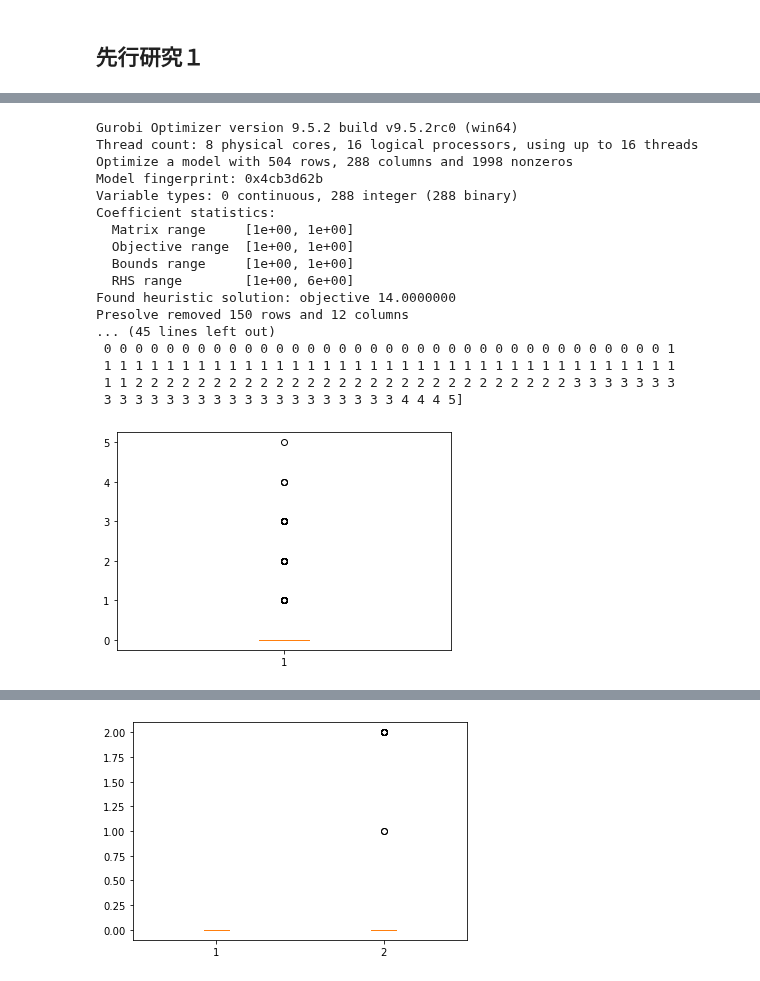
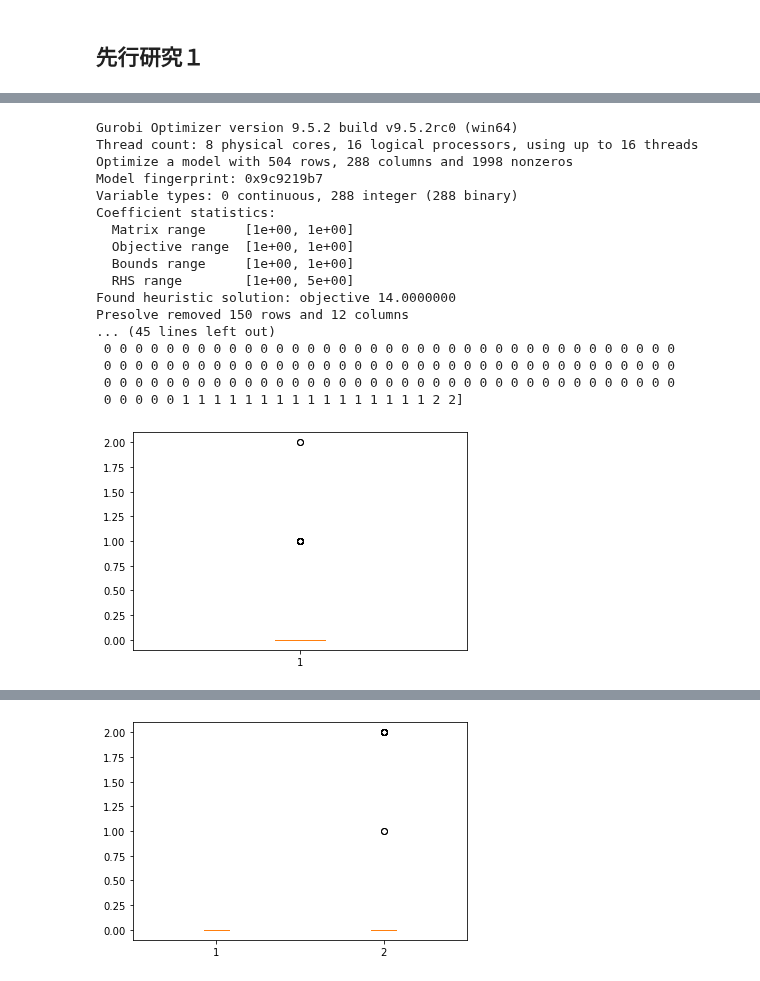
Before and after one commit to ikumadaiki/CPMP, a Jupyter notebook: compare.ipynb, the cells around one changed output, grey strips where cells are left out. Cells and saved outputs as stored; diff of their text form; code cells hidden in the pictures.

```diff
--- a/compare.ipynb
+++ b/compare.ipynb
@@ -171,9 +175,9 @@ def IPS6(ship_num,stack_num,height,n,size,beta):
     import matplotlib.pyplot as plt
     plt.boxplot(penalty)
 # %%
-ship_num=12
-stack_num=6
+ship_num=10
+stack_num=5
 height=5
-n=[3,2,2,2,1,2,2,2,1,3,2,2]
-IPS6(ship_num,stack_num,height,n,100,0.8)
+n=[3,2,2,2,1,2,2,2,1,3]
+IPS6(ship_num,stack_num,height,n,1000,0.8)
 # %% [output]
@@ -298,21 +300,21 @@ def robust(ship_num,stack_num,height,n,Gamma,size):
         import numpy as np
         from scipy.stats import multivariate_normal
 
-        np.random.seed(1)
 
         # 期待値と分散共分散行列の準備
-        mean = np.arange(1,2*ship_num,2)
+        a=np.arange(2*ship_num)
+        a=list(a)
+        a=random.sample(a,ship_num)
+        mean=np.sort(a)
         cov=np.zeros((ship_num,ship_num))
         for i in range(ship_num):
             for j in range(ship_num):
                 if i==j:
-                    cov[i][i]=4*np.random.randn()
-                elif i>j:
-                    cov[i][j]=np.random.randn()
-                    cov[j][i]=cov[i][j]
-
-        # numpy を用いた生成
-        size=size
+                    cov[i][i]=2*abs(np.random.randn())
+        for i in range(ship_num):
+            for j in range(ship_num):
+                if i!=j:
+                    cov[i][j]=(-0.75)**abs(i-j)
 
         data_2 = np.random.multivariate_normal(mean, cov, size=size)
 
@@ -344,10 +346,11 @@ def robust(ship_num,stack_num,height,n,Gamma,size):
         plt.boxplot(penalty_r)
 # %%
 ship_num=12
-stack_num=6
+stack_num=5
 height=5
 
-robust(ship_num,stack_num,height,n,1,100)
+
+robust(ship_num,stack_num,height,n,2,1000)
 # AI.solve()
 # %% [output]
 Gurobi Optimizer version 9.5.2 build v9.5.2rc0 (win64)
@@ -378,29 +381,25 @@ plt.show()
 # %%
-ship_num=12
-stack_num=6
-height=6
-
 robust(ship_num,stack_num,height,n,2,1000)
 # AI.solve()
 # %% [output]
 Gurobi Optimizer version 9.5.2 build v9.5.2rc0 (win64)
 Thread count: 8 physical cores, 16 logical processors, using up to 16 threads
 Optimize a model with 504 rows, 288 columns and 1998 nonzeros
-Model fingerprint: 0x4cb3d62b
+Model fingerprint: 0x9c9219b7
 Variable types: 0 continuous, 288 integer (288 binary)
 Coefficient statistics:
   Matrix range     [1e+00, 1e+00]
   Objective range  [1e+00, 1e+00]
   Bounds range     [1e+00, 1e+00]
-  RHS range        [1e+00, 6e+00]
+  RHS range        [1e+00, 5e+00]
 Found heuristic solution: objective 14.0000000
 Presolve removed 150 rows and 12 columns
 ... (45 lines left out)
- 0 0 0 0 0 0 0 0 0 0 0 0 0 0 0 0 0 0 0 0 0 0 0 0 0 0 0 0 0 0 0 0 0 0 0 0 1
- 1 1 1 1 1 1 1 1 1 1 1 1 1 1 1 1 1 1 1 1 1 1 1 1 1 1 1 1 1 1 1 1 1 1 1 1 1
- 1 1 2 2 2 2 2 2 2 2 2 2 2 2 2 2 2 2 2 2 2 2 2 2 2 2 2 2 2 2 3 3 3 3 3 3 3
- 3 3 3 3 3 3 3 3 3 3 3 3 3 3 3 3 3 3 3 4 4 4 5]
+ 0 0 0 0 0 0 0 0 0 0 0 0 0 0 0 0 0 0 0 0 0 0 0 0 0 0 0 0 0 0 0 0 0 0 0 0 0
+ 0 0 0 0 0 0 0 0 0 0 0 0 0 0 0 0 0 0 0 0 0 0 0 0 0 0 0 0 0 0 0 0 0 0 0 0 0
+ 0 0 0 0 0 0 0 0 0 0 0 0 0 0 0 0 0 0 0 0 0 0 0 0 0 0 0 0 0 0 0 0 0 0 0 0 0
+ 0 0 0 0 0 1 1 1 1 1 1 1 1 1 1 1 1 1 1 1 1 2 2]
-[figure, old version]
+[figure, new version]
 # %%
 import matplotlib.pyplot as plt
 data=(penalty,penalty_r)
```
Also changed, not shown: parts of 6 cells of this notebook, 1 other file.
